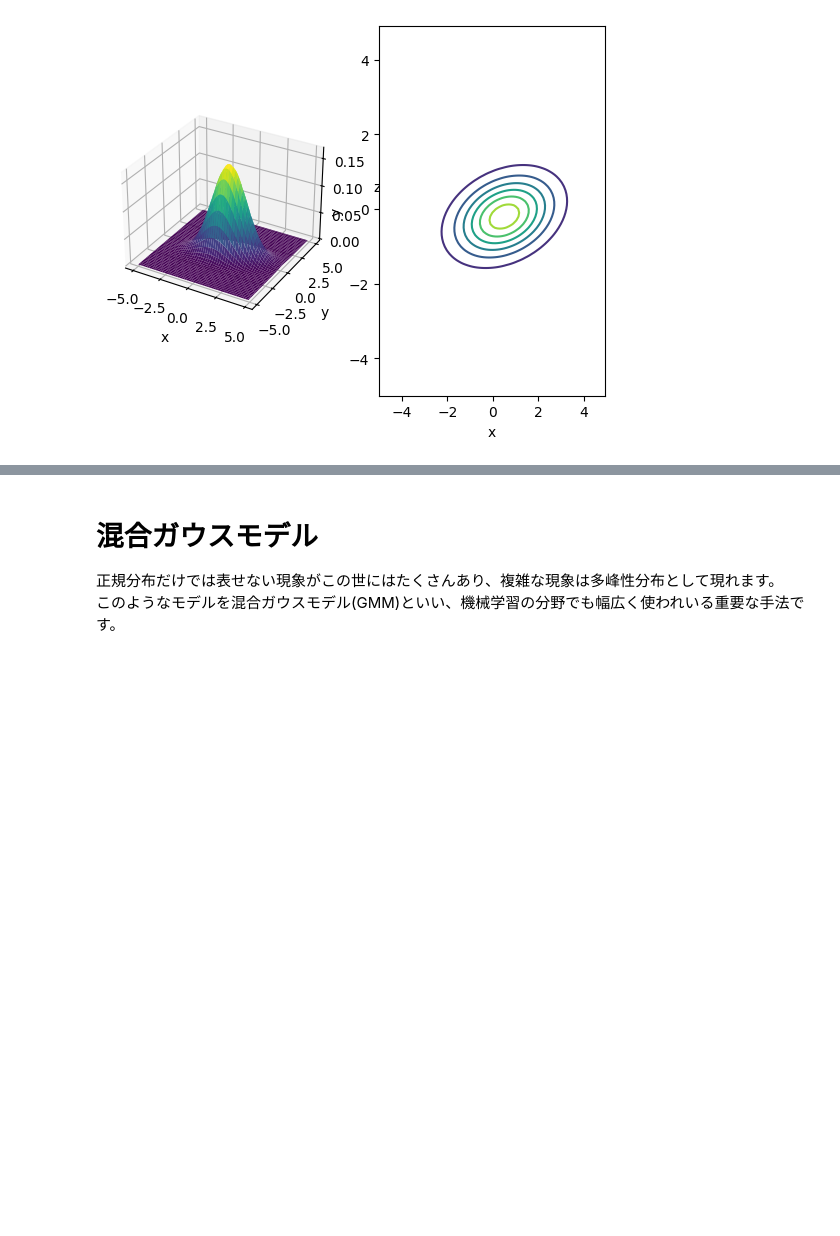
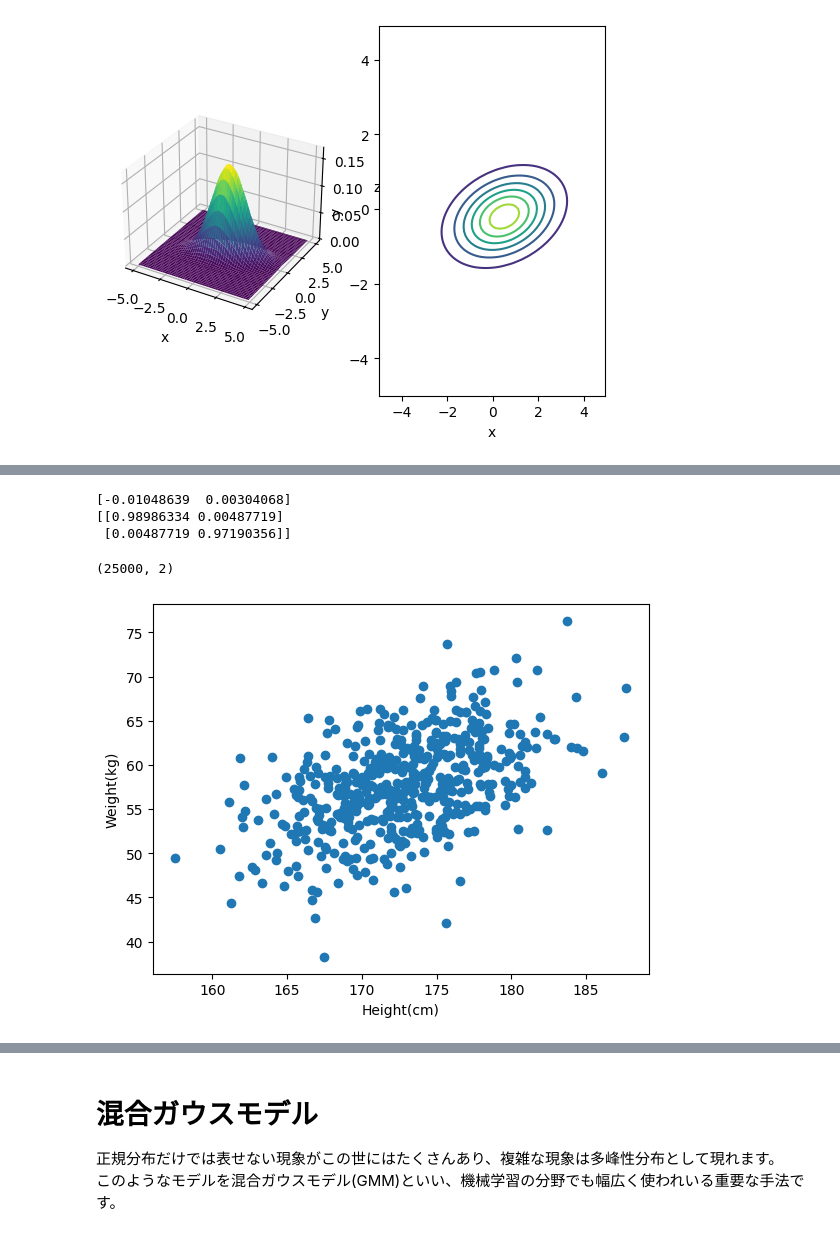
Before and after one commit to LABO-M/zerotuku5, a Jupyter notebook: step04/Chapter3.4_yoshida.ipynb, the cells around one changed output, grey strips where cells are left out. Saved outputs shown, nothing was run; the diff lists cells and outputs as text; code cells hidden in the pictures; blank space fills up the shorter version.

```diff
--- a/step04/Chapter3.4_yoshida.ipynb
+++ b/step04/Chapter3.4_yoshida.ipynb
@@ -148,0 +184,46 @@ plt.show()
+# %%
+#最尤推定の実装(ダミーデータ)
+np.random.seed(0)
+
+N = 10000
+D = 2
+xs = np.random.randn(N, D)
+
+mu = np.sum(xs, axis=0)
+mu /= N
+
+cov = 0
+
+for n in range(N):
+    x = xs[n]
+    z = x - mu
+    z = z[:,np.newaxis]
+    cov += z @ z.T
+
+cov /= N
+
+print(mu)
+print(cov)
+# %% [output]
+[-0.01048639  0.00304068]
+[[0.98986334 0.00487719]
+ [0.00487719 0.97190356]]
+# %%
+#最尤推定の実装(実データ)
+import os
+import numpy as np
+import matplotlib.pyplot as plt
+
+path = os.path.join(os.getcwd(), 'height_weight.txt')
+xs = np.loadtxt(path)
+
+print(xs.shape)
+
+small_xs = xs[:500]
+plt.scatter(small_xs[:, 0], small_xs[:, 1])
+plt.xlabel('Height(cm)')
+plt.ylabel('Weight(kg)')
+plt.show()
+# %% [output]
+(25000, 2)
+[figure, added]
```
Also changed, not shown: parts of 10 cells of this notebook, 1 other file.
